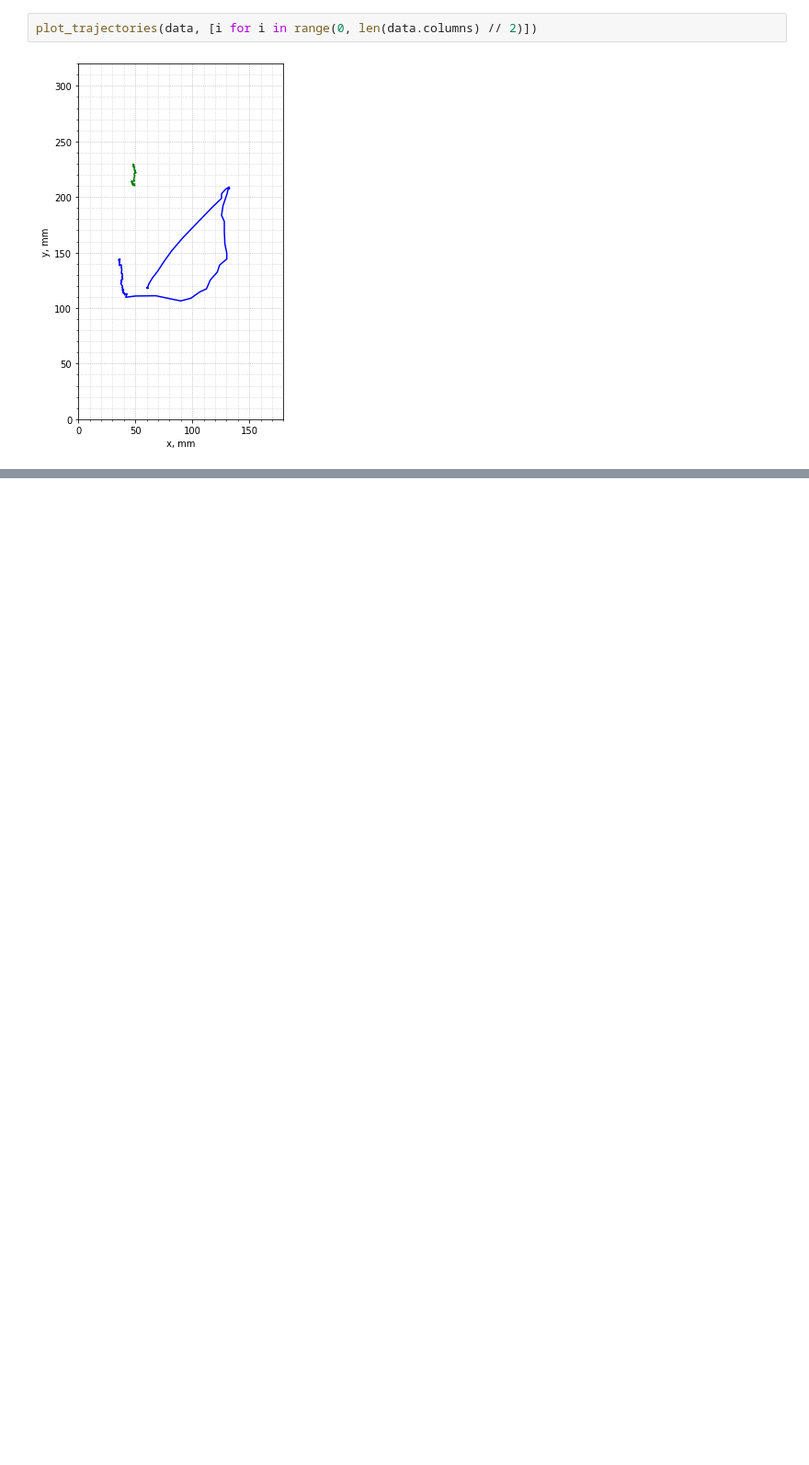
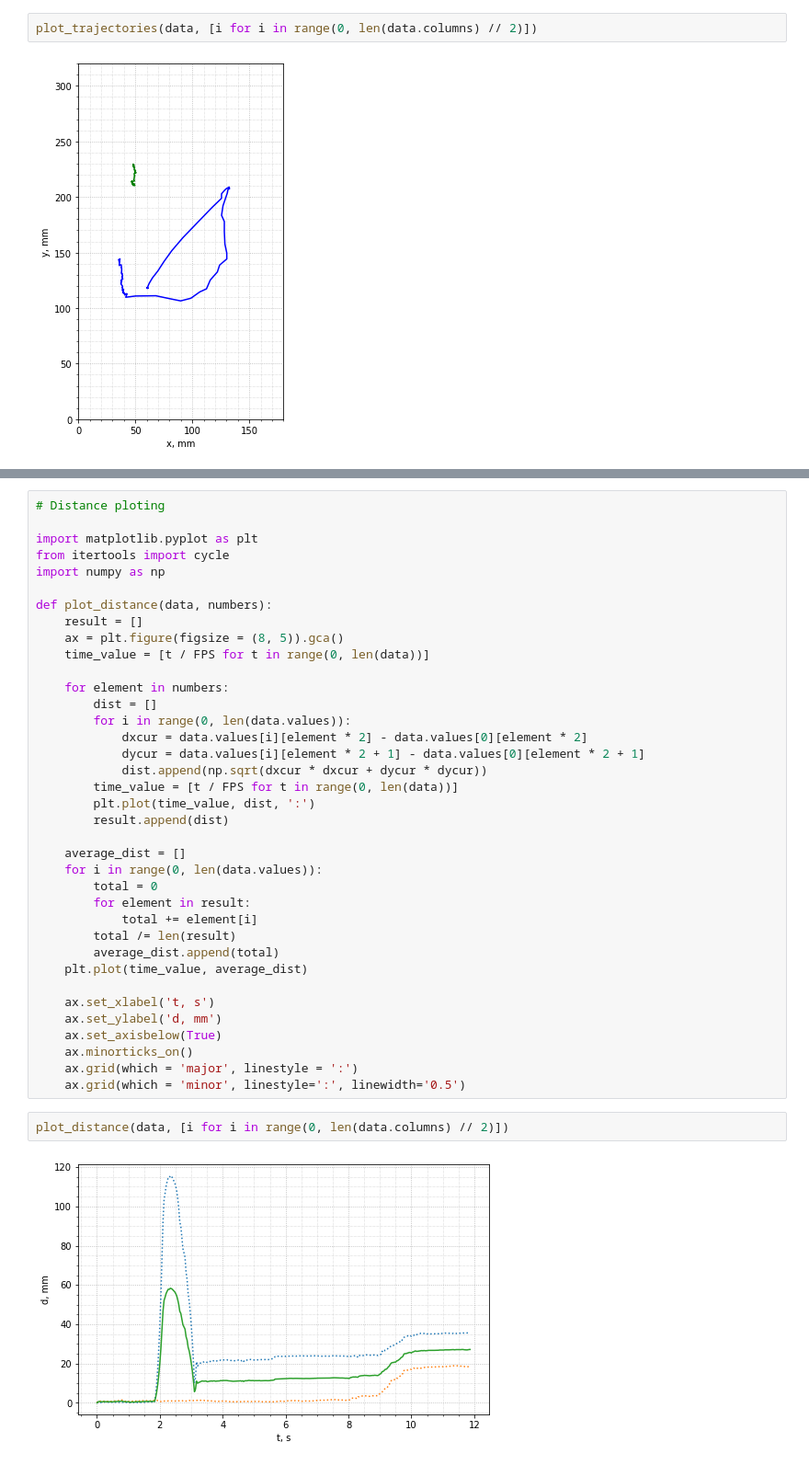
Before and after one commit to Eighonet/Active-matter-studies, a Jupyter notebook: Analysis/Untitled.ipynb, the cells around one changed output, grey strips where cells are left out. Shown: that part at 92% size. Saved outputs shown, nothing was run; the diff lists cells and outputs as text; blank space fills up the shorter version.

Commit message:
Distance

```diff
--- a/Analysis/Untitled.ipynb
+++ b/Analysis/Untitled.ipynb
@@ -94,0 +109,41 @@ plot_velocities(data, [i for i in range(0, len(data.columns) // 2)])
+# %%
+# Distance ploting
+
+import matplotlib.pyplot as plt
+from itertools import cycle
+import numpy as np
+
+def plot_distance(data, numbers):
+    result = []
+    ax = plt.figure(figsize = (8, 5)).gca()
+    time_value = [t / FPS for t in range(0, len(data))]
+
+    for element in numbers:
+        dist = []
+        for i in range(0, len(data.values)):
+            dxcur = data.values[i][element * 2] - data.values[0][element * 2]
+            dycur = data.values[i][element * 2 + 1] - data.values[0][element * 2 + 1]
+            dist.append(np.sqrt(dxcur * dxcur + dycur * dycur))
+        time_value = [t / FPS for t in range(0, len(data))]
+        plt.plot(time_value, dist, ':')
+        result.append(dist)
+
+    average_dist = []
+    for i in range(0, len(data.values)):
+        total = 0
+        for element in result:
+            total += element[i]
+        total /= len(result)
+        average_dist.append(total)
+    plt.plot(time_value, average_dist)
+
+    ax.set_xlabel('t, s')
+    ax.set_ylabel('d, mm')
+    ax.set_axisbelow(True)
+    ax.minorticks_on()
+    ax.grid(which = 'major', linestyle = ':')
+    ax.grid(which = 'minor', linestyle=':', linewidth='0.5')
+# %%
+plot_distance(data, [i for i in range(0, len(data.columns) // 2)])
+# %% [output]
+[figure, added]
```
Also changed, not shown: parts of 2 cells of this notebook.
